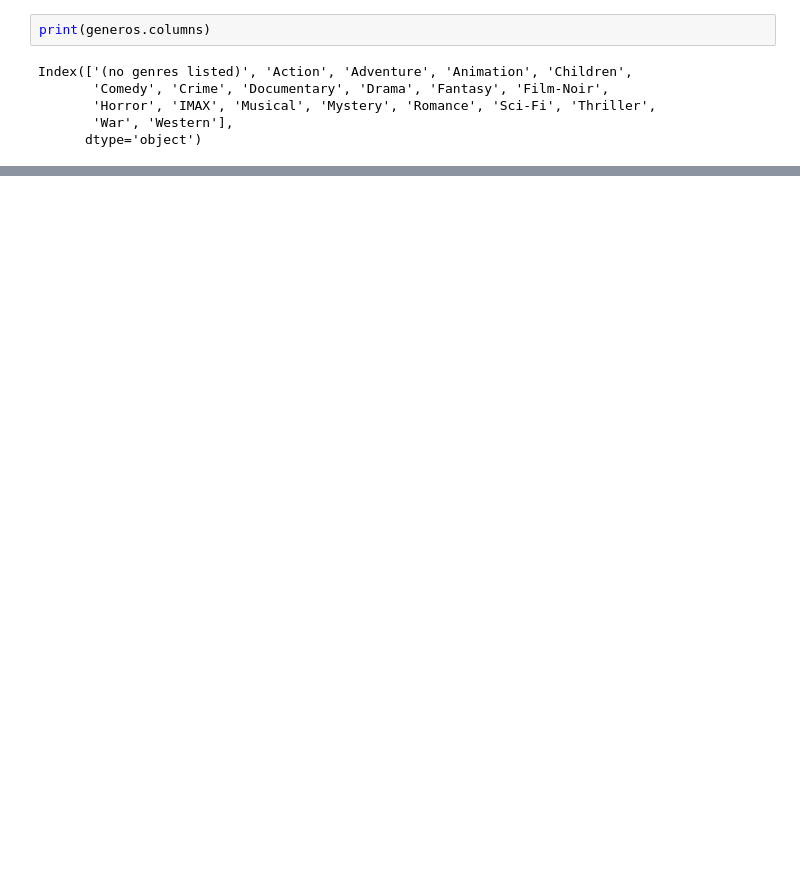
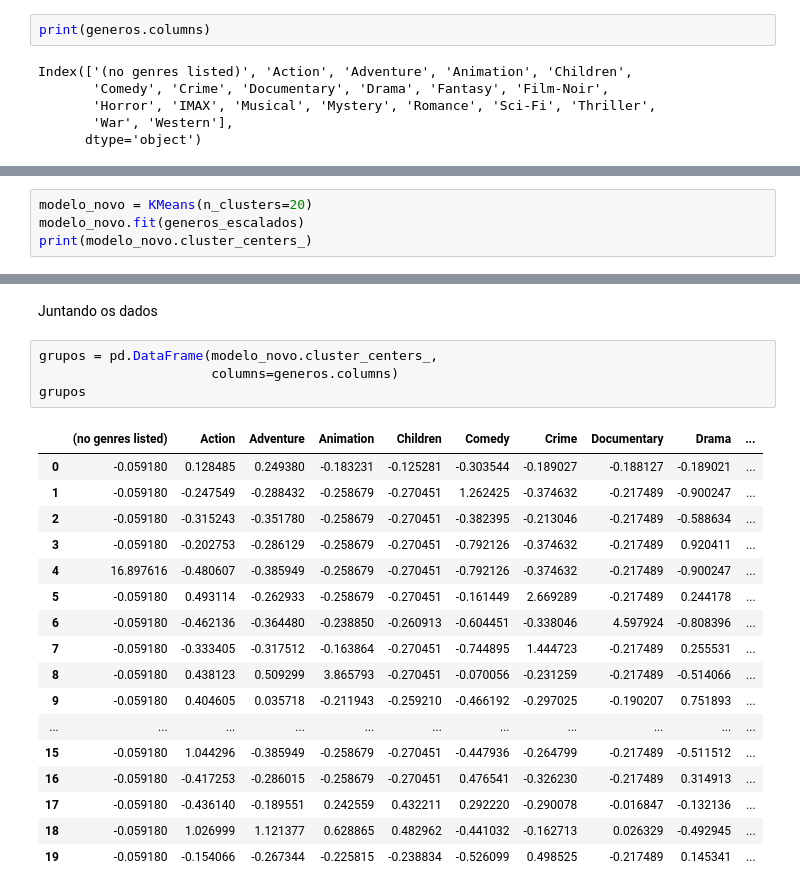
Before and after one commit to DWA-GIT/TESI-UNIFACISA, a Jupyter notebook: KMeans(Não_Supervisionado).ipynb, the cells around one changed output, grey strips where cells are left out. Cells and saved outputs as stored; diff of their text form; blank space fills up the shorter version.

```diff
--- a/KMeans(Não_Supervisionado).ipynb
+++ b/KMeans(Não_Supervisionado).ipynb
@@ -106,0 +127,4 @@ print(modelo.cluster_centers_)
+# %%
+modelo_novo = KMeans(n_clusters=20)
+modelo_novo.fit(generos_escalados)
+print(modelo_novo.cluster_centers_)
@@ -106,0 +149,24 @@ print(modelo.cluster_centers_)
+# %% [markdown]
+Juntando os dados
+# %%
+grupos = pd.DataFrame(modelo_novo.cluster_centers_,
+                      columns=generos.columns)
+grupos
+# %% [output]
+|  | (no genres listed) | Action | Adventure | Animation | Children | Comedy | Crime | Documentary | Drama | ... |
+| 0 | -0.059180 | 0.128485 | 0.249380 | -0.183231 | -0.125281 | -0.303544 | -0.189027 | -0.188127 | -0.189021 | ... |
+| 1 | -0.059180 | -0.247549 | -0.288432 | -0.258679 | -0.270451 | 1.262425 | -0.374632 | -0.217489 | -0.900247 | ... |
+| 2 | -0.059180 | -0.315243 | -0.351780 | -0.258679 | -0.270451 | -0.382395 | -0.213046 | -0.217489 | -0.588634 | ... |
+| 3 | -0.059180 | -0.202753 | -0.286129 | -0.258679 | -0.270451 | -0.792126 | -0.374632 | -0.217489 | 0.920411 | ... |
+| 4 | 16.897616 | -0.480607 | -0.385949 | -0.258679 | -0.270451 | -0.792126 | -0.374632 | -0.217489 | -0.900247 | ... |
+| 5 | -0.059180 | 0.493114 | -0.262933 | -0.258679 | -0.270451 | -0.161449 | 2.669289 | -0.217489 | 0.244178 | ... |
+| 6 | -0.059180 | -0.462136 | -0.364480 | -0.238850 | -0.260913 | -0.604451 | -0.338046 | 4.597924 | -0.808396 | ... |
+| 7 | -0.059180 | -0.333405 | -0.317512 | -0.163864 | -0.270451 | -0.744895 | 1.444723 | -0.217489 | 0.255531 | ... |
+| 8 | -0.059180 | 0.438123 | 0.509299 | 3.865793 | -0.270451 | -0.070056 | -0.231259 | -0.217489 | -0.514066 | ... |
+| 9 | -0.059180 | 0.404605 | 0.035718 | -0.211943 | -0.259210 | -0.466192 | -0.297025 | -0.190207 | 0.751893 | ... |
+| ... | ... | ... | ... | ... | ... | ... | ... | ... | ... | ... |
+| 15 | -0.059180 | 1.044296 | -0.385949 | -0.258679 | -0.270451 | -0.447936 | -0.264799 | -0.217489 | -0.511512 | ... |
+| 16 | -0.059180 | -0.417253 | -0.286015 | -0.258679 | -0.270451 | 0.476541 | -0.326230 | -0.217489 | 0.314913 | ... |
+| 17 | -0.059180 | -0.436140 | -0.189551 | 0.242559 | 0.432211 | 0.292220 | -0.290078 | -0.016847 | -0.132136 | ... |
+| 18 | -0.059180 | 1.026999 | 1.121377 | 0.628865 | 0.482962 | -0.441032 | -0.162713 | 0.026329 | -0.492945 | ... |
+| 19 | -0.059180 | -0.154066 | -0.267344 | -0.225815 | -0.238834 | -0.526099 | 0.498525 | -0.217489 | 0.145341 | ... |
```
Also changed, not shown: parts of 8 cells of this notebook.
